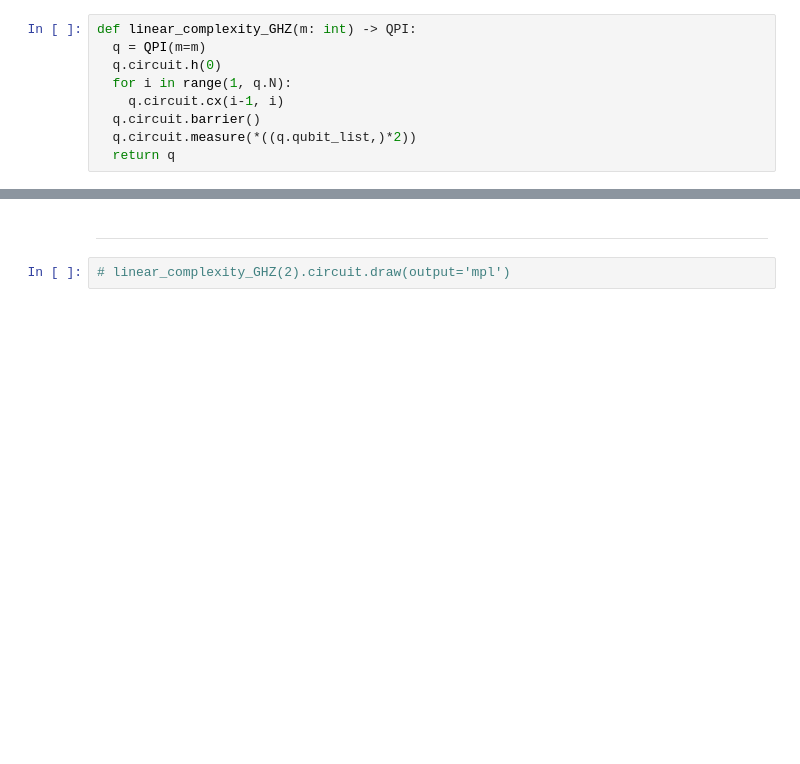
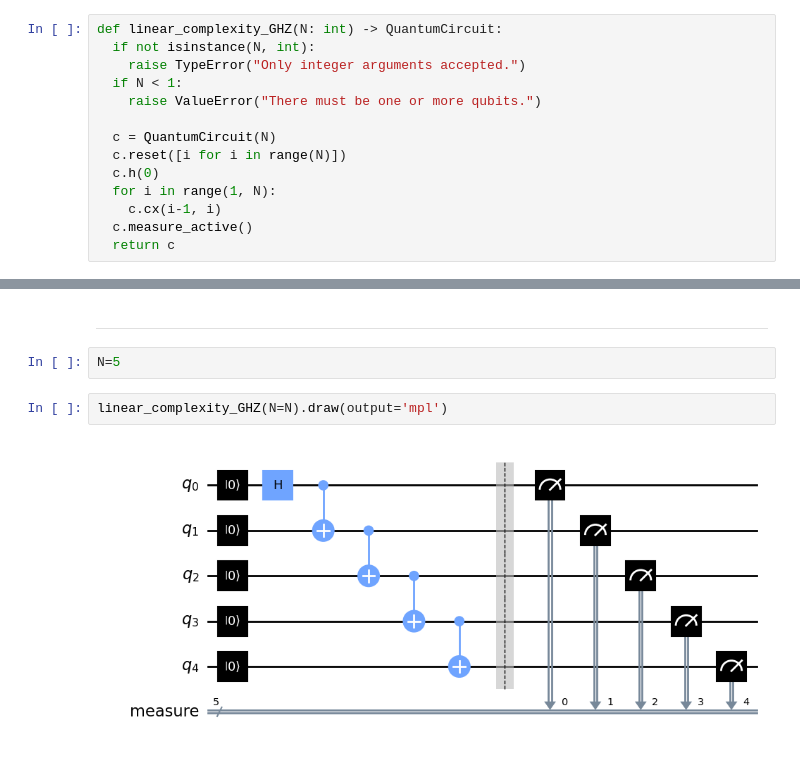
Before and after one commit to Kapral67/CSCI420-Research, a Jupyter notebook: data/init.ipynb, the cells around one changed output, grey strips where cells are left out. Cells and saved outputs as stored; diff of their text form; blank space fills up the shorter version.

```diff
--- a/data/init.ipynb
+++ b/data/init.ipynb
@@ -52,11 +22,16 @@ class QPI:
 # %% [markdown]
 ### Generate Linear Time Complexity Circuits for $|\text{GHZ}_N\rangle$
-# %%
-def linear_complexity_GHZ(m: int) -> QPI:
-  q = QPI(m=m)
-  q.circuit.h(0)
-  for i in range(1, q.N):
-    q.circuit.cx(i-1, i)
-  q.circuit.barrier()
-  q.circuit.measure(*((q.qubit_list,)*2))
-  return q
+# %%
+def linear_complexity_GHZ(N: int) -> QuantumCircuit:
+  if not isinstance(N, int):
+    raise TypeError("Only integer arguments accepted.")
+  if N < 1:
+    raise ValueError("There must be one or more qubits.")
+
+  c = QuantumCircuit(N)
+  c.reset([i for i in range(N)])
+  c.h(0)
+  for i in range(1, N):
+    c.cx(i-1, i)
+  c.measure_active()
+  return c
@@ -82,5 +79,9 @@ def log_complexity_GHZ(q: QPI, m=None) -> QPI:
 # %% [markdown]
 ---
+# %%
+N=5
 # %%
-# linear_complexity_GHZ(2).circuit.draw(output='mpl')
+linear_complexity_GHZ(N=N).draw(output='mpl')
+# %% [output]
+[figure, added]
 # %%
```
Also changed, not shown: parts of 9 cells of this notebook.
